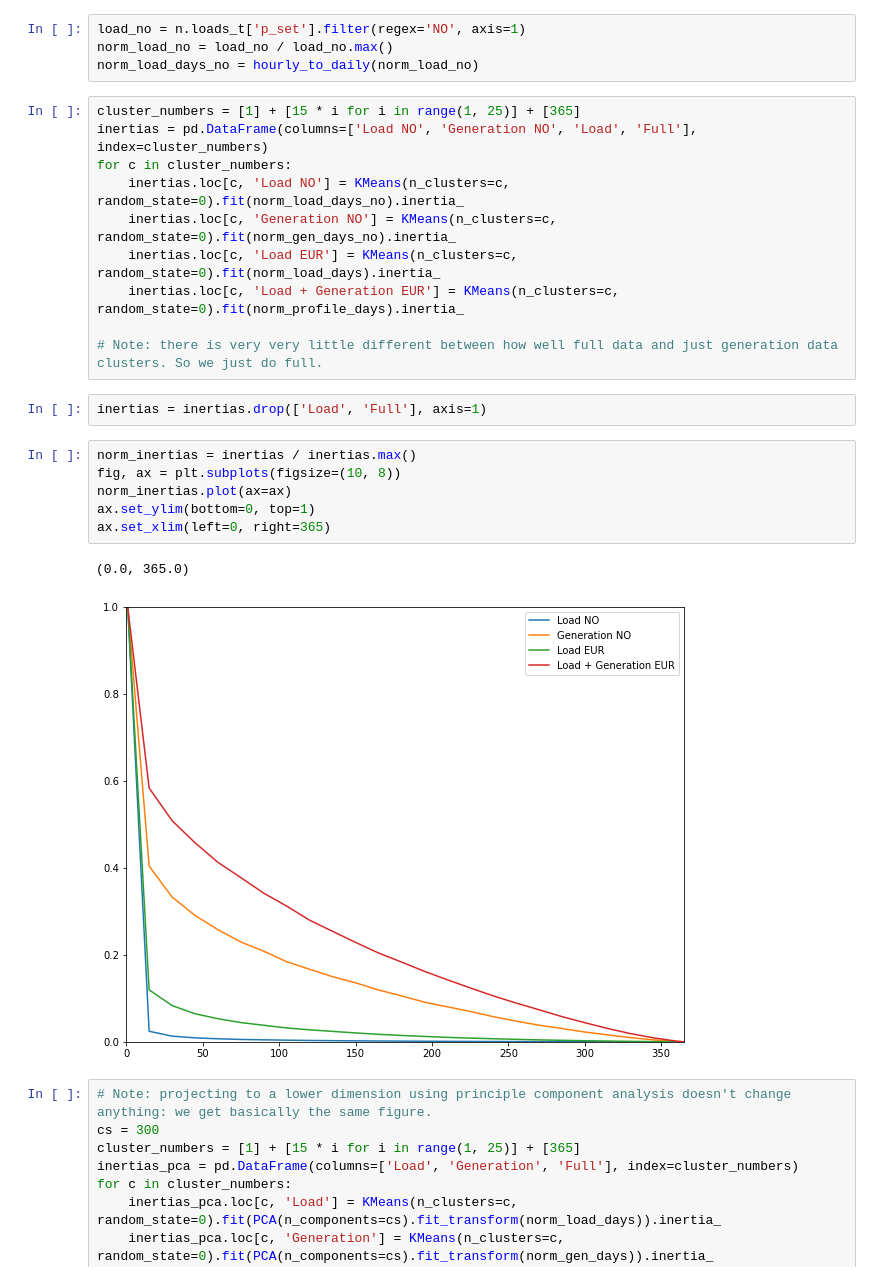
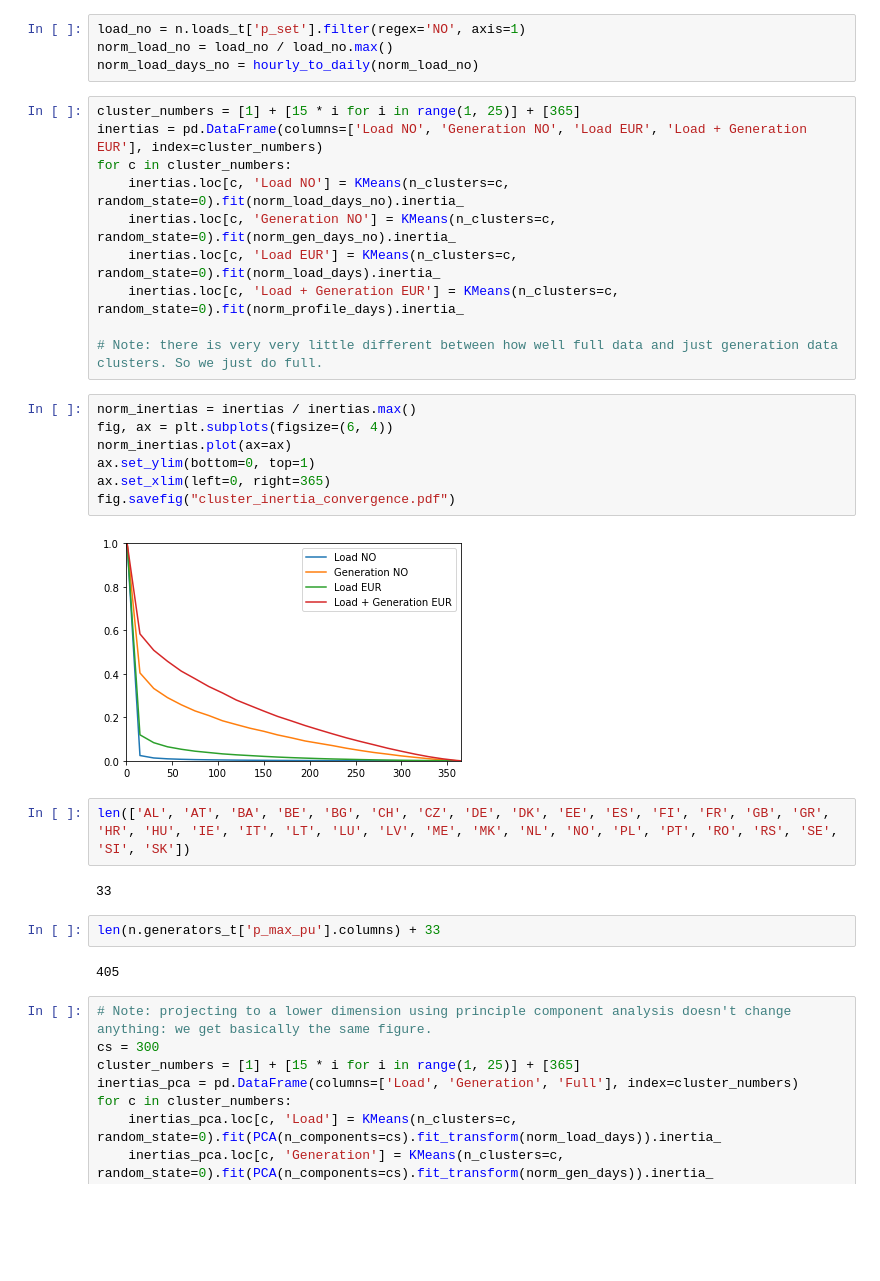
Before and after one commit to koen-vg/pypsa-eur, a Jupyter notebook: cluster-analysis.ipynb, the cells around one changed output. Drawn from its saved outputs; the diff is of its cells as text; blank space fills up the shorter version.

Commit message:
Update notebook and figures

```diff
--- a/cluster-analysis.ipynb
+++ b/cluster-analysis.ipynb
@@ -91,7 +92,7 @@ norm_load_no = load_no / load_no.max()
 norm_load_days_no = hourly_to_daily(norm_load_no)
 # %%
 cluster_numbers = [1] + [15 * i for i in range(1, 25)] + [365]
-inertias = pd.DataFrame(columns=['Load NO', 'Generation NO', 'Load', 'Full'], index=cluster_numbers)
+inertias = pd.DataFrame(columns=['Load NO', 'Generation NO', 'Load EUR', 'Load + Generation EUR'], index=cluster_numbers)
 for c in cluster_numbers:
     inertias.loc[c, 'Load NO'] = KMeans(n_clusters=c, random_state=0).fit(norm_load_days_no).inertia_
     inertias.loc[c, 'Generation NO'] = KMeans(n_clusters=c, random_state=0).fit(norm_gen_days_no).inertia_
@@ -99,17 +100,23 @@ for c in cluster_numbers:
     inertias.loc[c, 'Load + Generation EUR'] = KMeans(n_clusters=c, random_state=0).fit(norm_profile_days).inertia_
 
 # Note: there is very very little different between how well full data and just generation data clusters. So we just do full.
-# %%
-inertias = inertias.drop(['Load', 'Full'], axis=1)
 # %%
 norm_inertias = inertias / inertias.max()
-fig, ax = plt.subplots(figsize=(10, 8))
+fig, ax = plt.subplots(figsize=(6, 4))
 norm_inertias.plot(ax=ax)
 ax.set_ylim(bottom=0, top=1)
 ax.set_xlim(left=0, right=365)
+fig.savefig("cluster_inertia_convergence.pdf")
 # %% [output]
-(0.0, 365.0)
-[figure, old version]
+[figure, new version]
+# %%
+len(['AL', 'AT', 'BA', 'BE', 'BG', 'CH', 'CZ', 'DE', 'DK', 'EE', 'ES', 'FI', 'FR', 'GB', 'GR', 'HR', 'HU', 'IE', 'IT', 'LT', 'LU', 'LV', 'ME', 'MK', 'NL', 'NO', 'PL', 'PT', 'RO', 'RS', 'SE', 'SI', 'SK'])
+# %% [output]
+33
+# %%
+len(n.generators_t['p_max_pu'].columns) + 33
+# %% [output]
+405
 # %%
 # Note: projecting to a lower dimension using principle component analysis doesn't change anything: we get basically the same figure.
 cs = 300
```
Also changed, not shown: parts of 2 cells of this notebook, 2 other files.
